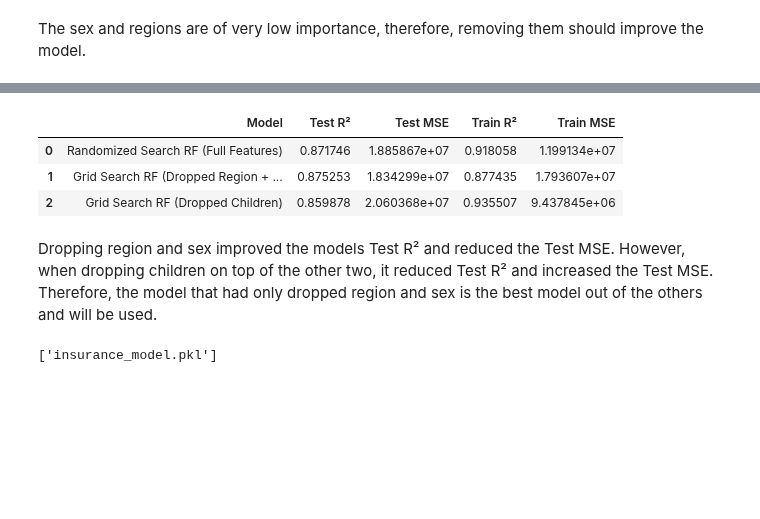
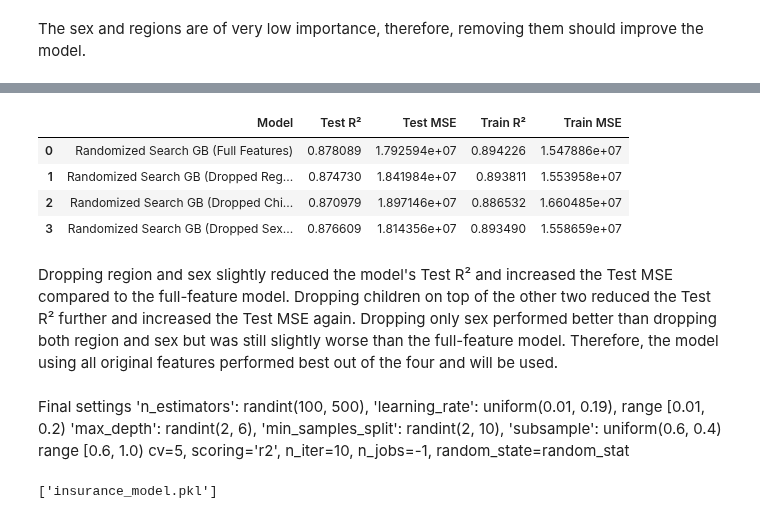
Before and after one commit to FbnTP0/mldp-proj, a Jupyter notebook: MLDP Program Codes Submission Template.ipynb, the cells around one changed output, grey strips where cells are left out. Cells and saved outputs as stored; diff of their text form; code cells hidden in the pictures; blank space fills up the shorter version.

```diff
--- a/MLDP Program Codes Submission Template.ipynb
+++ b/MLDP Program Codes Submission Template.ipynb
@@ -529,29 +566,32 @@ v2 train MSE:  9437845.270596908
 # %%
-comparison_table = pd.DataFrame({
-    'Model': ['Randomized Search RF (Full Features)',
-              'Randomized Search RF (Dropped Region + Sex)',
-              'Randomized Search RF (Dropped Children)'],
-    'Test R²': [r2_score(y_test_full, y_pred_rs_rf),
-                r2_score(y_test, y_pred_rs_rf_reduced),
-                r2_score(y_test_v2, y_pred_rs_rf_v2)],
-    'Test MSE': [mean_squared_error(y_test_full, y_pred_rs_rf),
-                 mean_squared_error(y_test, y_pred_rs_rf_reduced),
-                 mean_squared_error(y_test_v2, y_pred_rs_rf_v2)],
-    'Train R²': [best_rs_rf.score(X_train_full, y_train_full),
-                 best_rs_rf_reduced.score(X_train, y_train),
-                 best_rs_rf_v2.score(X_train_v2, y_train_v2)],
-    'Train MSE': [mean_squared_error(y_train_full, best_rs_rf.predict(X_train_full)),
-                  mean_squared_error(y_train, best_rs_rf_reduced.predict(X_train)),
-                  mean_squared_error(y_train_v2, best_rs_rf_v2.predict(X_train_v2))]
-})
+comparison_table = pd.concat([comparison_table, pd.DataFrame({
+    'Model': ['Randomized Search GB (Dropped Sex Only)'],
+    'Test R²': [r2_score(y_test_v3, y_pred_rs_gb_v3)],
+    'Test MSE': [mean_squared_error(y_test_v3, y_pred_rs_gb_v3)],
+    'Train R²': [best_rs_gb_v3.score(X_train_v3, y_train_v3)],
+    'Train MSE': [mean_squared_error(y_train_v3, best_rs_gb_v3.predict(X_train_v3))]
+})], ignore_index=True)
 
 comparison_table
 # %% [output]
 |  | Model | Test R² | Test MSE | Train R² | Train MSE |
-| 0 | Randomized Search RF (Full Features) | 0.871746 | 1.885867e+07 | 0.918058 | 1.199134e+07 |
-| 1 | Grid Search RF (Dropped Region + ... | 0.875253 | 1.834299e+07 | 0.877435 | 1.793607e+07 |
-| 2 | Grid Search RF (Dropped Children) | 0.859878 | 2.060368e+07 | 0.935507 | 9.437845e+06 |
+| 0 | Randomized Search GB (Full Features) | 0.878089 | 1.792594e+07 | 0.894226 | 1.547886e+07 |
+| 1 | Randomized Search GB (Dropped Reg... | 0.874730 | 1.841984e+07 | 0.893811 | 1.553958e+07 |
+| 2 | Randomized Search GB (Dropped Chi... | 0.870979 | 1.897146e+07 | 0.886532 | 1.660485e+07 |
+| 3 | Randomized Search GB (Dropped Sex... | 0.876609 | 1.814356e+07 | 0.893490 | 1.558659e+07 |
 # %% [markdown]
-Dropping region and sex improved the models Test R² and reduced the Test MSE. However, when dropping children on top of the other two, it reduced Test R² and increased the Test MSE. Therefore, the model that had only dropped region and sex is the best model out of the others and will be used.
+Dropping region and sex slightly reduced the model's Test R² and increased the Test MSE compared to the full-feature model. Dropping children on top of the other two reduced the Test R² further and increased the Test MSE again. Dropping only sex performed better than dropping both region and sex but was still slightly worse than the full-feature model. Therefore, the model using all original features performed best out of the four and will be used.
+# %% [markdown]
+Final settings
+'n_estimators': randint(100, 500),
+'learning_rate': uniform(0.01, 0.19),   range [0.01, 0.2)
+'max_depth': randint(2, 6),
+'min_samples_split': randint(2, 10),
+'subsample': uniform(0.6, 0.4)     range [0.6, 1.0)
+cv=5,
+scoring='r2',
+n_iter=10,
+n_jobs=-1,
+random_state=random_stat
 # %%
 import joblib
```
Also changed, not shown: parts of 15 cells of this notebook.
